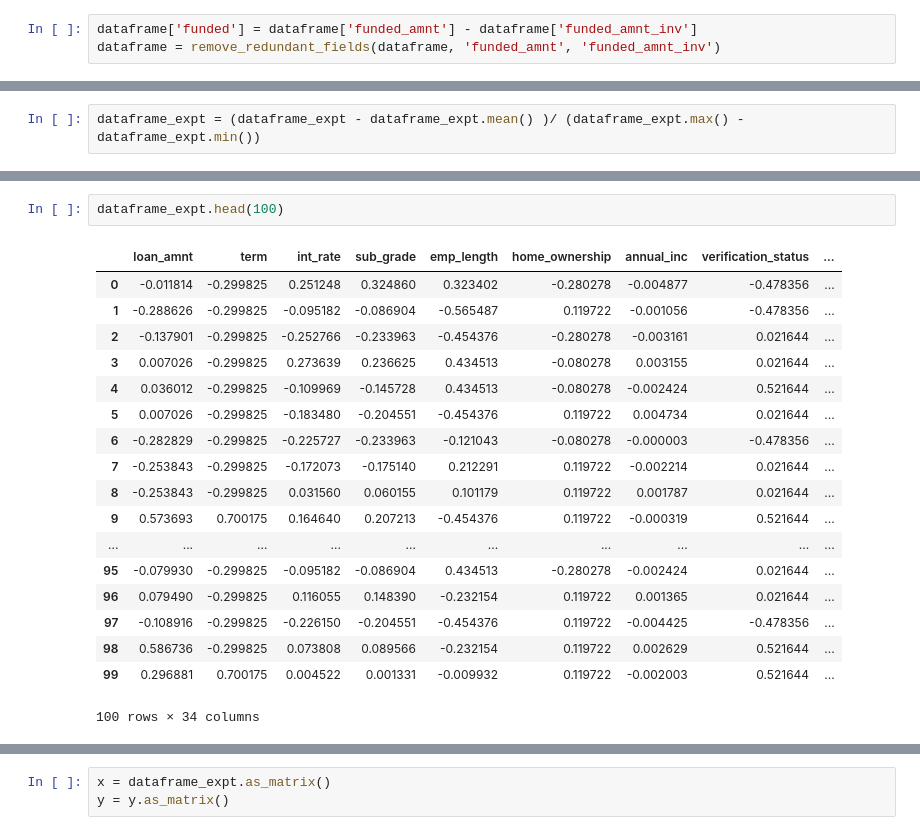
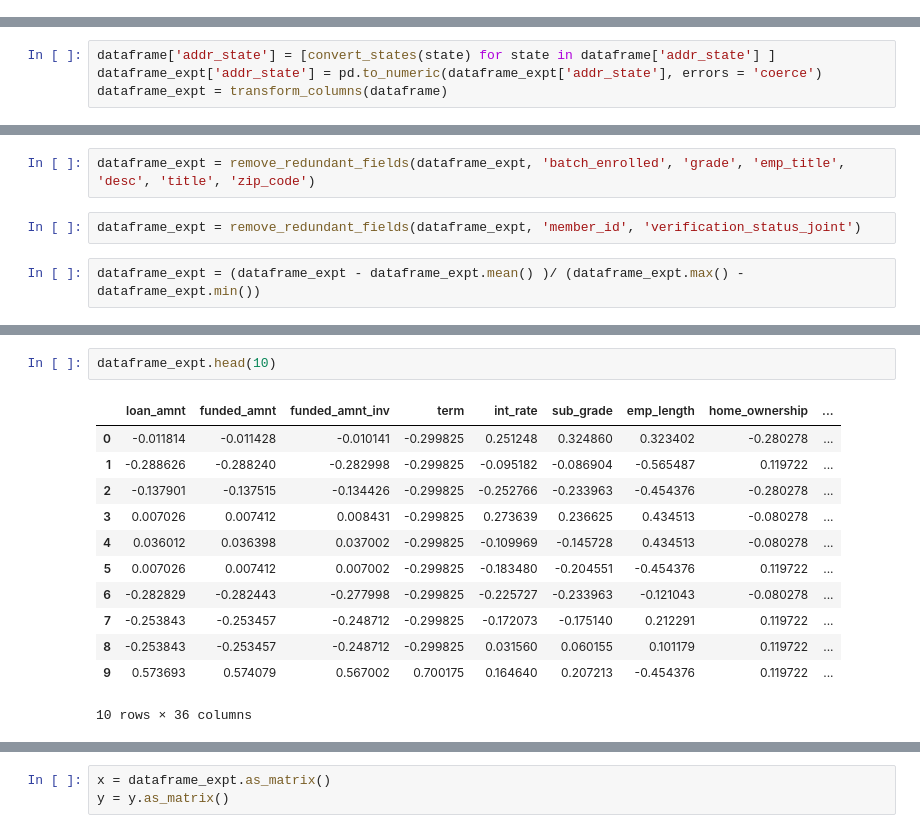
Before and after one commit to surajpaib/Hacker-Earth-Challenge-Loan-Defaulters, a Jupyter notebook: hackerearthchallenge/clean_dataset.ipynb, the cells around one changed output, grey strips where cells are left out. Drawn from its saved outputs; the diff is of its cells as text.

```diff
--- a/hackerearthchallenge/clean_dataset.ipynb
+++ b/hackerearthchallenge/clean_dataset.ipynb
@@ -62,3 +56,0 @@ dataframe = remove_redundant_fields(dataframe,
-# %%
-dataframe['funded'] = dataframe['funded_amnt'] - dataframe['funded_amnt_inv']
-dataframe = remove_redundant_fields(dataframe, 'funded_amnt', 'funded_amnt_inv')
@@ -84,3 +59,7 @@ dataframe_expt.head(10)
+# %%
+dataframe['addr_state'] = [convert_states(state) for state in dataframe['addr_state'] ]
+dataframe_expt['addr_state'] = pd.to_numeric(dataframe_expt['addr_state'], errors = 'coerce')
+dataframe_expt = transform_columns(dataframe)
 # %%
 dataframe_expt['term'] = pd.to_numeric(dataframe_expt['term'].replace(to_replace="months", value='', regex = True))
 # %%
@@ -141,3 +98,7 @@ dataframe_expt = dataframe_expt.fillna(value=dataframe_expt.median())
+# %%
+dataframe_expt = remove_redundant_fields(dataframe_expt, 'batch_enrolled', 'grade', 'emp_title', 'desc', 'title', 'zip_code')
+# %%
+dataframe_expt = remove_redundant_fields(dataframe_expt, 'member_id', 'verification_status_joint')
 # %%
 dataframe_expt = (dataframe_expt - dataframe_expt.mean() )/ (dataframe_expt.max() - dataframe_expt.min())
 # %%
@@ -156,21 +117,15 @@ dataframe_expt.describe()
 # %%
-dataframe_expt.head(100)
+dataframe_expt.head(10)
 # %% [output]
-|  | loan_amnt | term | int_rate | sub_grade | emp_length | home_ownership | annual_inc | verification_status | ... |
-| 0 | -0.011814 | -0.299825 | 0.251248 | 0.324860 | 0.323402 | -0.280278 | -0.004877 | -0.478356 | ... |
-| 1 | -0.288626 | -0.299825 | -0.095182 | -0.086904 | -0.565487 | 0.119722 | -0.001056 | -0.478356 | ... |
-| 2 | -0.137901 | -0.299825 | -0.252766 | -0.233963 | -0.454376 | -0.280278 | -0.003161 | 0.021644 | ... |
-| 3 | 0.007026 | -0.299825 | 0.273639 | 0.236625 | 0.434513 | -0.080278 | 0.003155 | 0.021644 | ... |
-| 4 | 0.036012 | -0.299825 | -0.109969 | -0.145728 | 0.434513 | -0.080278 | -0.002424 | 0.521644 | ... |
-| 5 | 0.007026 | -0.299825 | -0.183480 | -0.204551 | -0.454376 | 0.119722 | 0.004734 | 0.021644 | ... |
-| 6 | -0.282829 | -0.299825 | -0.225727 | -0.233963 | -0.121043 | -0.080278 | -0.000003 | -0.478356 | ... |
-| 7 | -0.253843 | -0.299825 | -0.172073 | -0.175140 | 0.212291 | 0.119722 | -0.002214 | 0.021644 | ... |
-| 8 | -0.253843 | -0.299825 | 0.031560 | 0.060155 | 0.101179 | 0.119722 | 0.001787 | 0.021644 | ... |
-| 9 | 0.573693 | 0.700175 | 0.164640 | 0.207213 | -0.454376 | 0.119722 | -0.000319 | 0.521644 | ... |
-| ... | ... | ... | ... | ... | ... | ... | ... | ... | ... |
-| 95 | -0.079930 | -0.299825 | -0.095182 | -0.086904 | 0.434513 | -0.280278 | -0.002424 | 0.021644 | ... |
-| 96 | 0.079490 | -0.299825 | 0.116055 | 0.148390 | -0.232154 | 0.119722 | 0.001365 | 0.021644 | ... |
-| 97 | -0.108916 | -0.299825 | -0.226150 | -0.204551 | -0.454376 | 0.119722 | -0.004425 | -0.478356 | ... |
-| 98 | 0.586736 | -0.299825 | 0.073808 | 0.089566 | -0.232154 | 0.119722 | 0.002629 | 0.521644 | ... |
-| 99 | 0.296881 | 0.700175 | 0.004522 | 0.001331 | -0.009932 | 0.119722 | -0.002003 | 0.521644 | ... |
+|  | loan_amnt | funded_amnt | funded_amnt_inv | term | int_rate | sub_grade | emp_length | home_ownership | ... |
+| 0 | -0.011814 | -0.011428 | -0.010141 | -0.299825 | 0.251248 | 0.324860 | 0.323402 | -0.280278 | ... |
+| 1 | -0.288626 | -0.288240 | -0.282998 | -0.299825 | -0.095182 | -0.086904 | -0.565487 | 0.119722 | ... |
+| 2 | -0.137901 | -0.137515 | -0.134426 | -0.299825 | -0.252766 | -0.233963 | -0.454376 | -0.280278 | ... |
+| 3 | 0.007026 | 0.007412 | 0.008431 | -0.299825 | 0.273639 | 0.236625 | 0.434513 | -0.080278 | ... |
+| 4 | 0.036012 | 0.036398 | 0.037002 | -0.299825 | -0.109969 | -0.145728 | 0.434513 | -0.080278 | ... |
+| 5 | 0.007026 | 0.007412 | 0.007002 | -0.299825 | -0.183480 | -0.204551 | -0.454376 | 0.119722 | ... |
+| 6 | -0.282829 | -0.282443 | -0.277998 | -0.299825 | -0.225727 | -0.233963 | -0.121043 | -0.080278 | ... |
+| 7 | -0.253843 | -0.253457 | -0.248712 | -0.299825 | -0.172073 | -0.175140 | 0.212291 | 0.119722 | ... |
+| 8 | -0.253843 | -0.253457 | -0.248712 | -0.299825 | 0.031560 | 0.060155 | 0.101179 | 0.119722 | ... |
+| 9 | 0.573693 | 0.574079 | 0.567002 | 0.700175 | 0.164640 | 0.207213 | -0.454376 | 0.119722 | ... |
-100 rows × 34 columns
+10 rows × 36 columns
```
Also changed, not shown: parts of 18 cells of this notebook, 4 other files.
